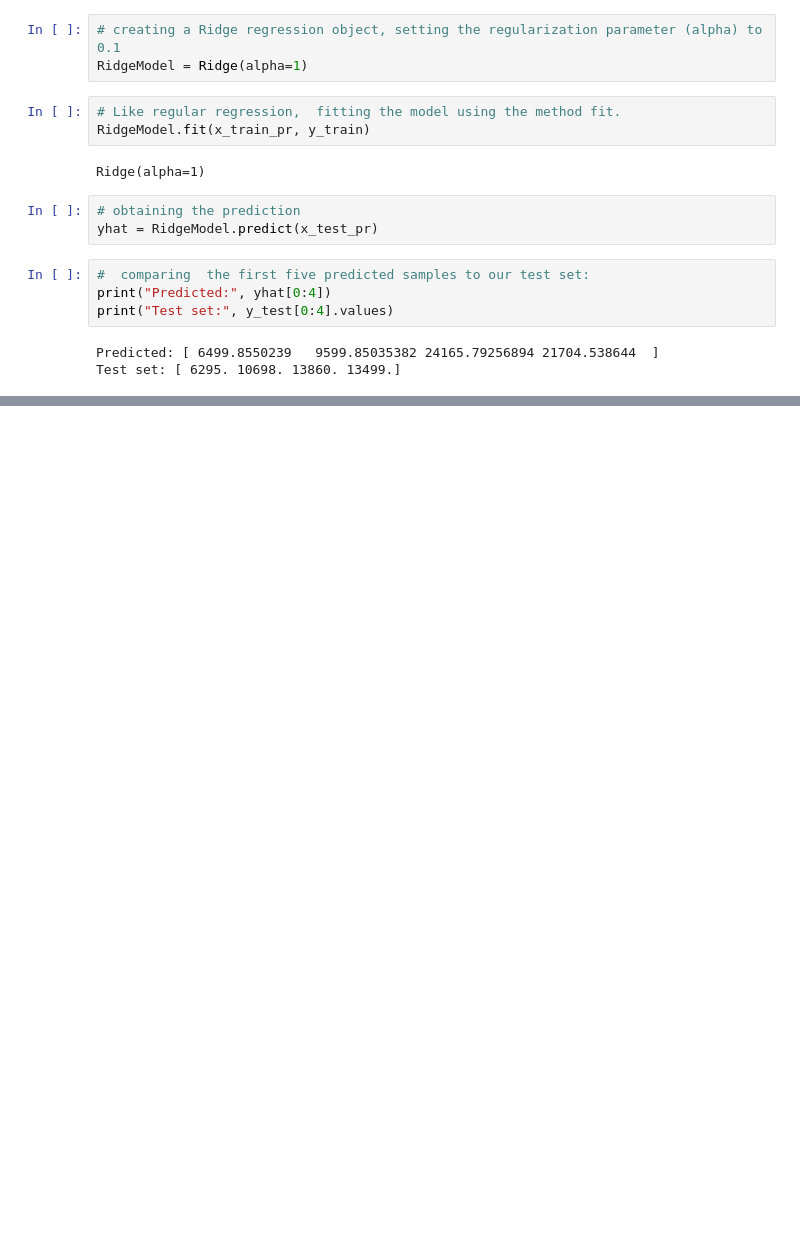
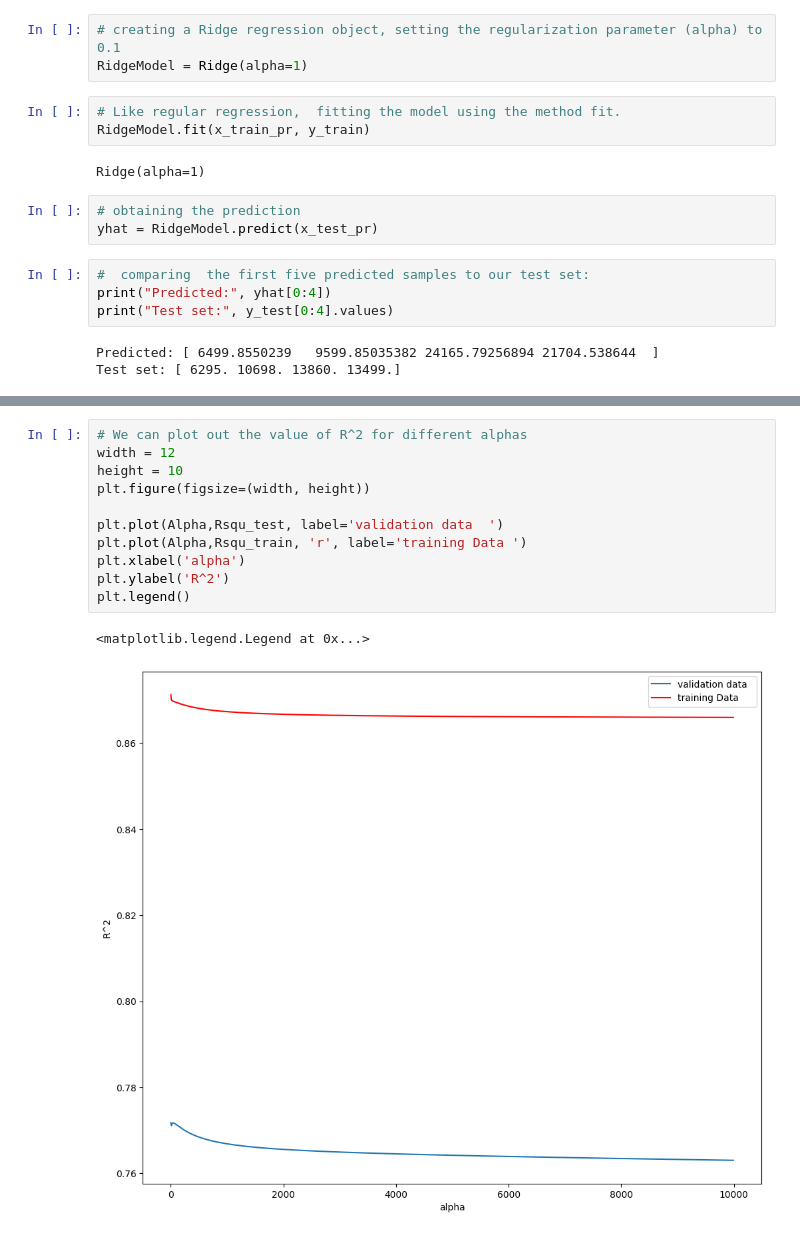
Before and after one commit to RajnishAdhikari/DataAnalysis, a Jupyter notebook: Model_Evaluation_and_Refinement.ipynb, the cells around one changed output, grey strips where cells are left out. Saved outputs shown, nothing was run; the diff lists cells and outputs as text; blank space fills up the shorter version.

Commit message:
plotting out the value of r square for different alphas

```diff
--- a/Model_Evaluation_and_Refinement.ipynb
+++ b/Model_Evaluation_and_Refinement.ipynb
@@ -608,0 +607,14 @@ ModuleNotFoundError: No module named 'tqdm'
+# %%
+# We can plot out the value of R^2 for different alphas
+width = 12
+height = 10
+plt.figure(figsize=(width, height))
+
+plt.plot(Alpha,Rsqu_test, label='validation data  ')
+plt.plot(Alpha,Rsqu_train, 'r', label='training Data ')
+plt.xlabel('alpha')
+plt.ylabel('R^2')
+plt.legend()
+# %% [output]
+<matplotlib.legend.Legend at 0x...>
+[figure, added]
```
Also changed, not shown: parts of 1 cell of this notebook.
